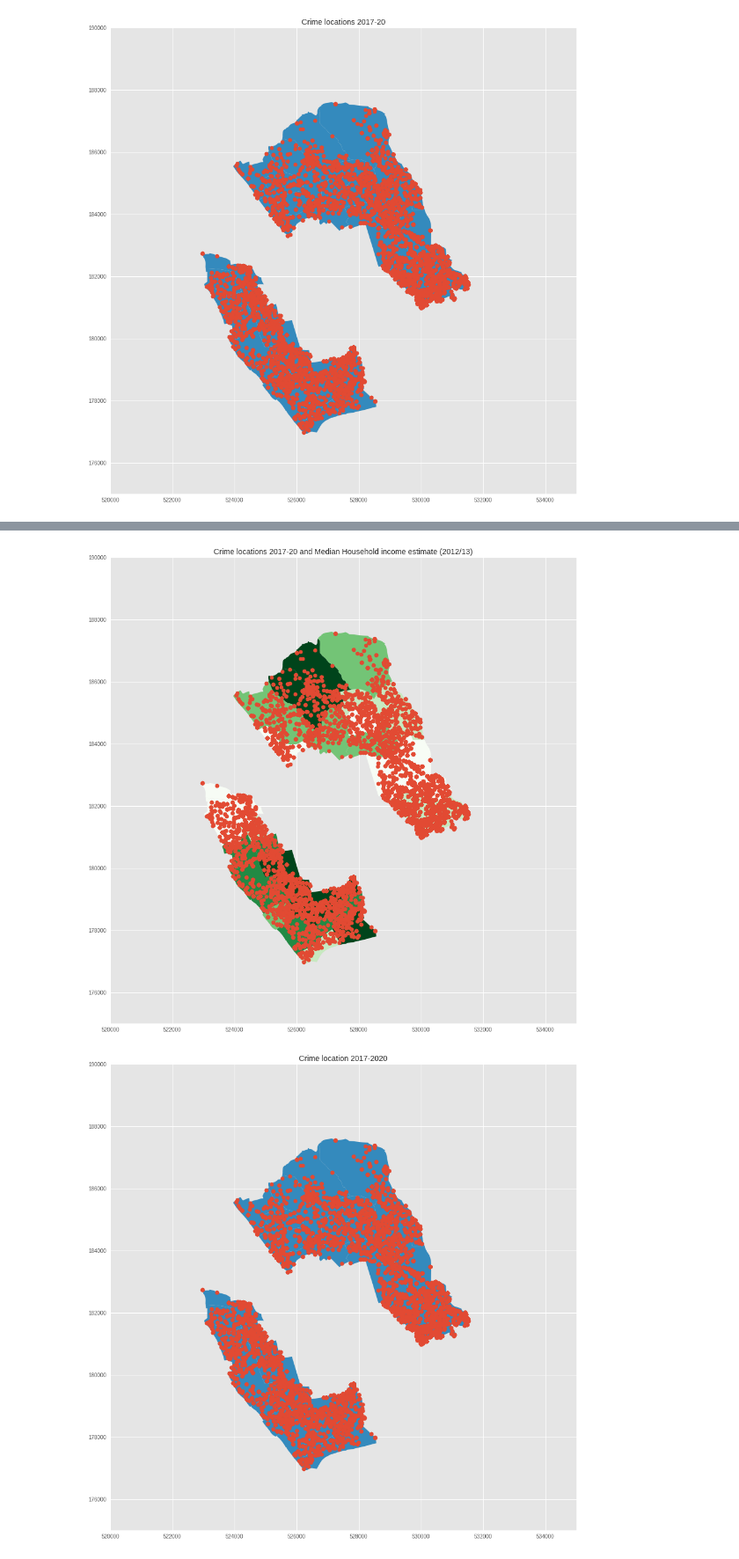
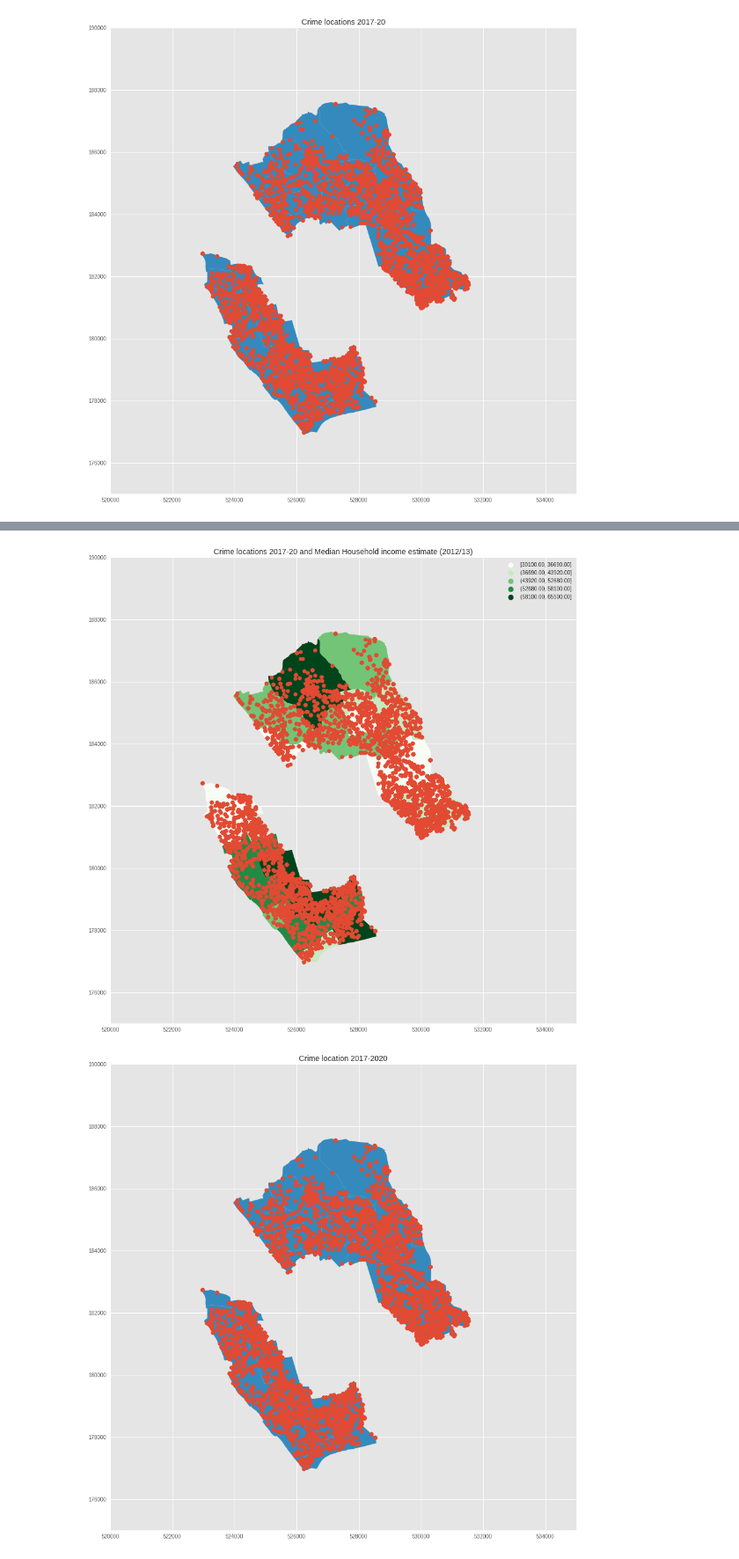
Before and after one commit to naomiburgess/QM2group15, a Jupyter notebook: Chloropleth_map.ipynb, the cells around one changed output, grey strips where cells are left out. Shown at 88% size. Saved outputs shown, nothing was run; the diff lists cells and outputs as text; code cells hidden in the pictures.

```diff
--- a/Chloropleth_map.ipynb
+++ b/Chloropleth_map.ipynb
@@ -336,11 +338,11 @@ crime.plot(ax=ax).get_figure().savefig('crimelocation_population.png')
 # %%
-ax = df_joined.plot(column='Median Household income estimate (2012/13)', cmap='Greens', scheme='quantiles', k=5)
+ax = df_joined.plot(column='Median Household income estimate (2012/13)', cmap='Greens', scheme='quantiles', k=5, legend=True)
 plt.title('Crime locations 2017-20 and Median Household income estimate (2012/13)')
 plt.xlim(520000,535000)
 plt.ylim(175000,190000)
 
 
 crime.plot(ax=ax).get_figure().savefig('crimelocation_medianincome.png')
 # %% [output]
-[figure, old version]
+[figure, new version]
 # %%
```
Also changed, not shown: parts of 9 cells of this notebook.
